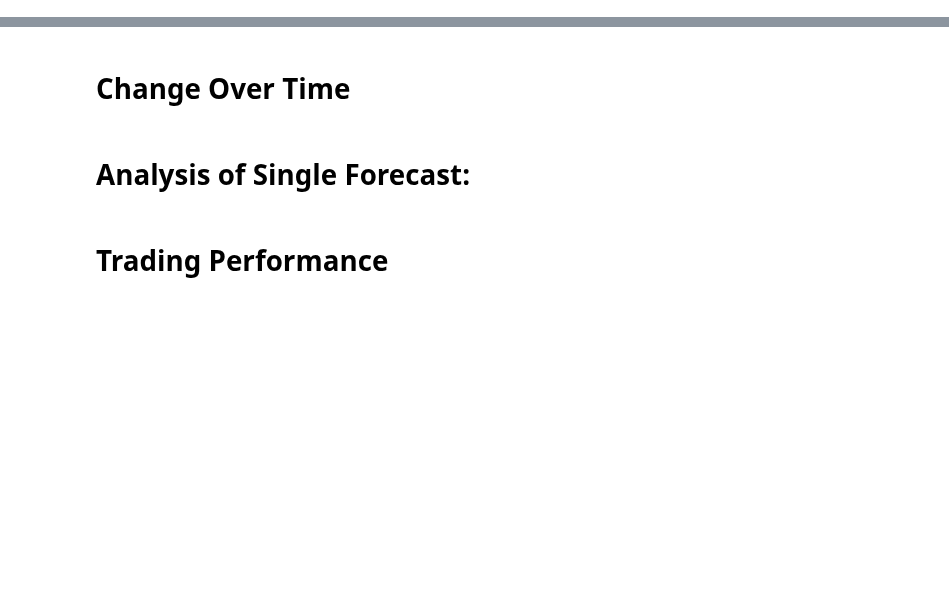
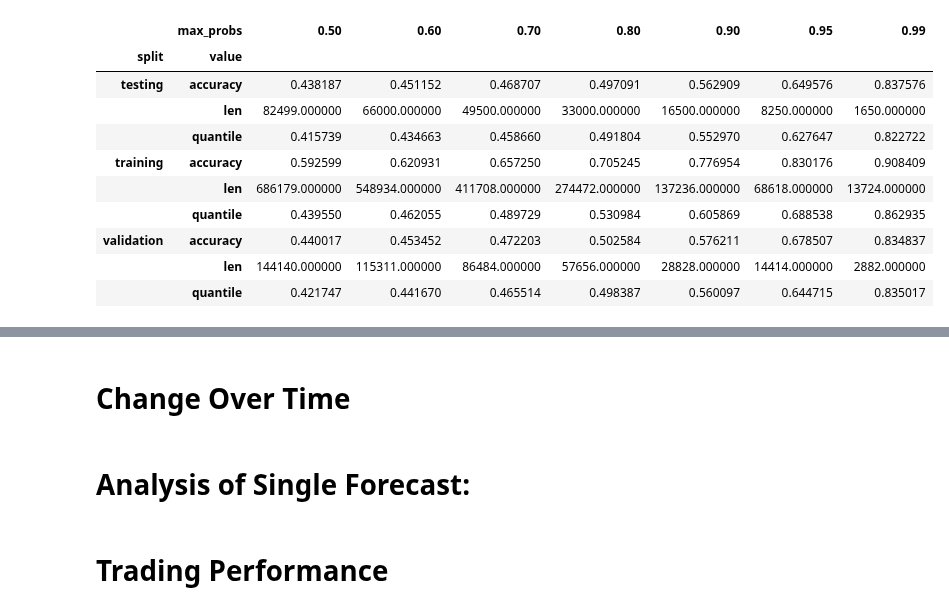
Before and after one commit to adrianbeer/LLM-News-Trading, a Jupyter notebook: src/evaluation/evaluation.ipynb, the cells around one changed output, grey strips where cells are left out. Drawn from its saved outputs; the diff is of its cells as text; code cells hidden in the pictures; blank space fills up the shorter version.

```diff
--- a/src/evaluation/evaluation.ipynb
+++ b/src/evaluation/evaluation.ipynb
@@ -37,0 +41,4 @@ dataset.loc[:, "cls_preds"] = cls_preds
+# %%
+q_list = [0.5, 0.6, 0.7, 0.8, 0.9, 0.95, 0.99]
+quantiles = df.groupby("split", observed=True).apply(lambda x: x["max_probs"].quantile(q_list))
+quantiles.index = pd.MultiIndex.from_tuples([(i, 'quantile') for i in quantiles.index], names=['split', 'value'])
@@ -37,0 +53,31 @@ dataset.loc[:, "cls_preds"] = cls_preds
+# %%
+accuracies = quantiles.copy(deep=True)
+lengths = quantiles.copy(deep=True)
+# %%
+for quantile in quantiles.columns:
+    for idx in quantiles.index:
+        split = idx[0]
+        subframe = df.loc[
+            (df['split'] == split) &
+            (df['max_probs'] > quantiles.at[idx, quantile])
+            ]
+        acc = accuracy(subframe)
+        accuracies.at[idx, quantile] = acc
+        lengths.at[idx, quantile] = int(subframe.shape[0])
+# %%
+accuracies.index = pd.MultiIndex.from_tuples([(i, 'accuracy') for i in accuracies.index.droplevel('value')], names=['split', 'value'])
+lengths.index = pd.MultiIndex.from_tuples([(i, 'len') for i in accuracies.index.droplevel('value')], names=['split', 'value'])
+# %%
+summary_df = pd.concat([quantiles, accuracies, lengths]).sort_index()
+# %% [output]
+|  | max_probs | 0.50 | 0.60 | 0.70 | 0.80 | 0.90 | 0.95 | 0.99 |
+| split | value |  |  |  |  |  |  |  |
+| testing | accuracy | 0.438187 | 0.451152 | 0.468707 | 0.497091 | 0.562909 | 0.649576 | 0.837576 |
+|  | len | 82499.000000 | 66000.000000 | 49500.000000 | 33000.000000 | 16500.000000 | 8250.000000 | 1650.000000 |
+|  | quantile | 0.415739 | 0.434663 | 0.458660 | 0.491804 | 0.552970 | 0.627647 | 0.822722 |
+| training | accuracy | 0.592599 | 0.620931 | 0.657250 | 0.705245 | 0.776954 | 0.830176 | 0.908409 |
+|  | len | 686179.000000 | 548934.000000 | 411708.000000 | 274472.000000 | 137236.000000 | 68618.000000 | 13724.000000 |
+|  | quantile | 0.439550 | 0.462055 | 0.489729 | 0.530984 | 0.605869 | 0.688538 | 0.862935 |
+| validation | accuracy | 0.440017 | 0.453452 | 0.472203 | 0.502584 | 0.576211 | 0.678507 | 0.834837 |
+|  | len | 144140.000000 | 115311.000000 | 86484.000000 | 57656.000000 | 28828.000000 | 14414.000000 | 2882.000000 |
+|  | quantile | 0.421747 | 0.441670 | 0.465514 | 0.498387 | 0.560097 | 0.644715 | 0.835017 |
```
Also changed, not shown: parts of 15 cells of this notebook, 3 other files.
